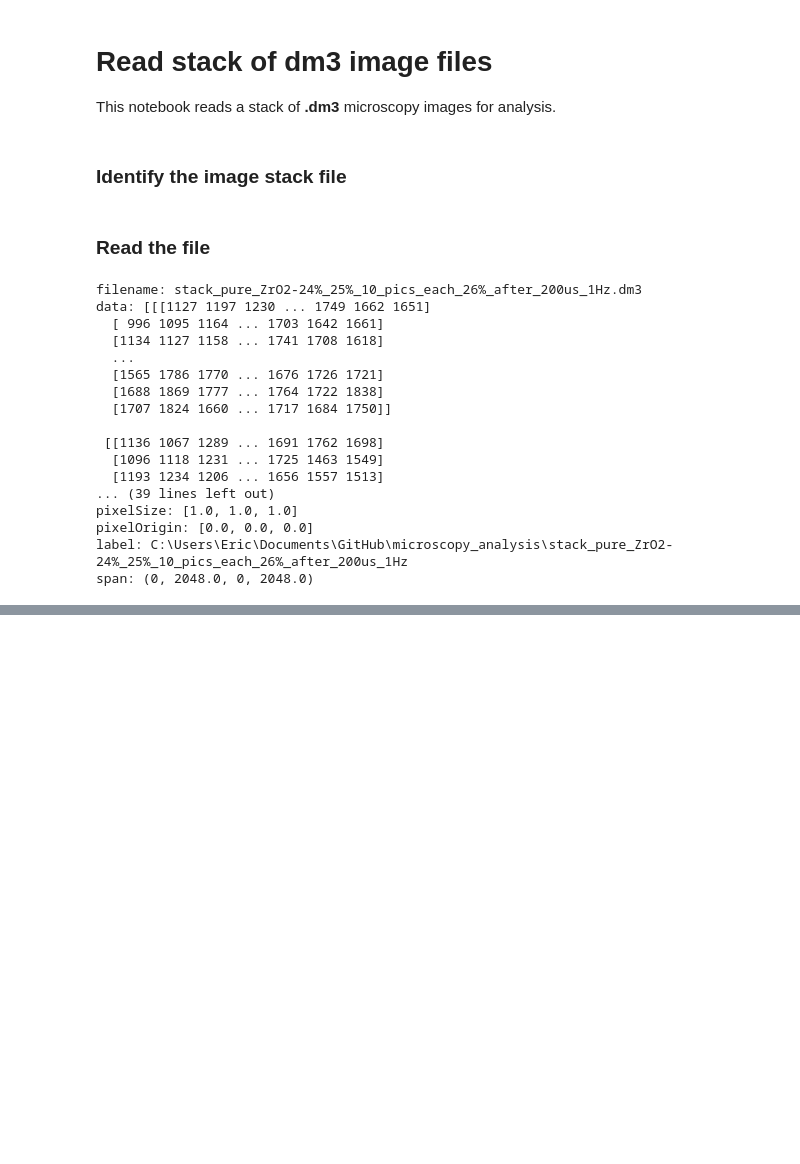
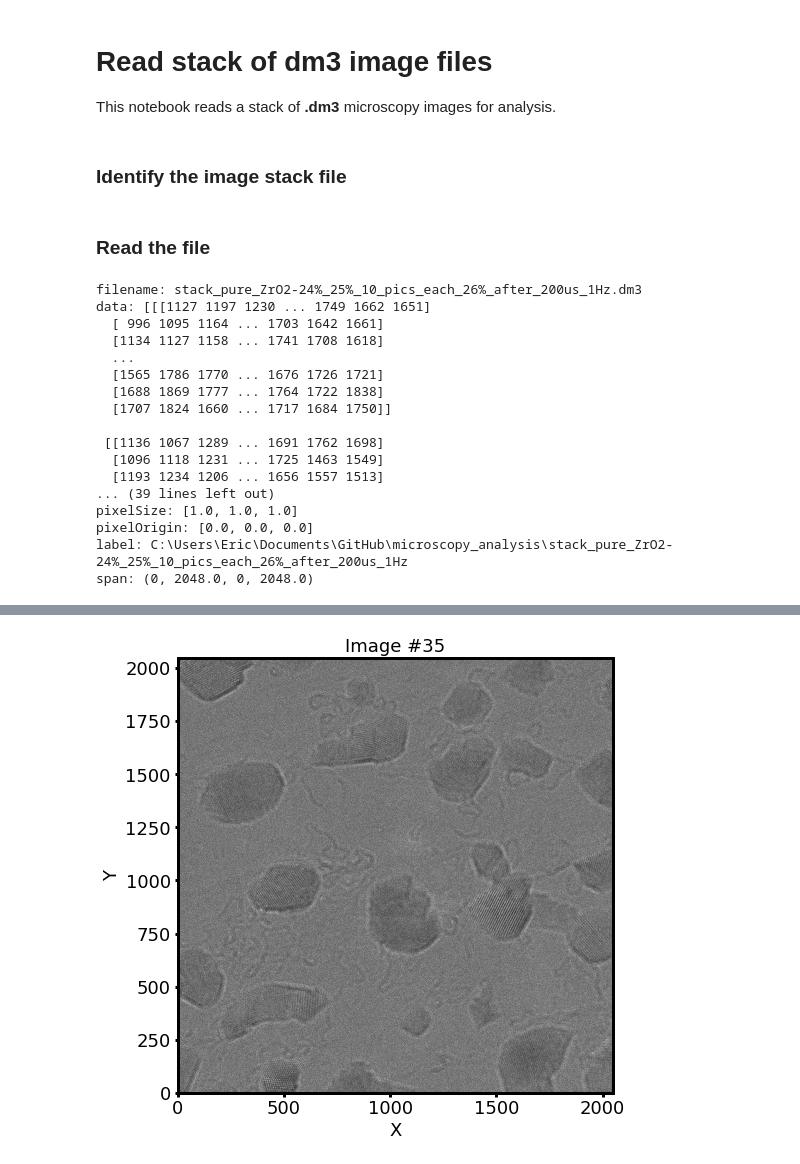
Before and after one commit to ericmuckley/microscopy_analysis, a Jupyter notebook: read_stack.ipynb, the cells around one changed output, grey strips where cells are left out. Cells and saved outputs as stored; diff of their text form; code cells hidden in the pictures; blank space fills up the shorter version.

```diff
--- a/read_stack.ipynb
+++ b/read_stack.ipynb
@@ -58,8 +55,0 @@ span: (0, 2048.0, 0, 2048.0)
-# %%
-for i in range(12, d['data'].shape[0], 12):
-    img = d['data'][i, :, :]
-    img = mm.norm_image(img)
-
-    plt.imshow(img, extent=d['span'], origin='lower', cmap='gray')
-    mm.plot_setup(title='Image #{}'.format(i))
-    plt.show()
@@ -225,0 +58,10 @@ new_img.shape
+# %%
+# set size in pixels of sliding window to sample and oversample
+samples = 15
+oversamples = 25
+
+# get index slices for sampled and oversampled windows
+img = d['data'][0,:,:]
+slices = mm.get_window_slices(img, samples, oversamples)
+print('Created {} sampling windows across {} pixel image'.format(
+    len(slices['s']), img.shape))
@@ -225,0 +72,64 @@ new_img.shape
+# %%
+def get_gradient_info(img):
+    """Get magnitude and phase of gradient of 2D image."""
+    grad_x, grad_y = np.abs(np.gradient(img))
+    grad_mag = np.mean(np.hypot(grad_x, grad_y))
+    grad_phase = np.mean(np.arctan(grad_y/grad_x))
+    return grad_mag, grad_phase
+
+def map_image(img, slices):
+    """Create maps of an image using a sliding window."""
+    layers = {
+        'gradient_mag': np.zeros_like(img),
+        'gradient_phase': np.zeros_like(img),
+    }
+
+    # loop over each sliding window
+    for w in range(len(slices['s'])):
+
+        # get oversampled window
+        osw = img[slices['os'][w]]
+
+        # get statistics of oversampled window
+        gradient_mag, gradient_phase = get_gradient_info(osw)
+
+        # get slice of sampled window
+        sw = slices['s'][w]
+
+        # save statistics of sampled image window
+        layers['gradient_mag'][sw] = gradient_mag
+        layers['gradient_phase'][sw] = gradient_phase
+
+    return layers
+
+
+# loop over specified images in the image stack
+for i in range(35, d['data'].shape[0], 12):
+
+    # selet the image and normalize its intensity from 0 to 1
+    img = d['data'][i, :, :]
+    img = mm.norm_image(img)
+
+
+    # create dictionary of calculated image layers to overlay on original image
+    layers = map_image(img, slices)
+
+    # plot the raw image
+    plt.imshow(img, extent=d['span'], origin='lower', cmap='gray')
+    mm.plot_setup(title='Image #{}'.format(i))
+    plt.show()
+
+
+    # plot magnitude of the local gradient
+    plt.imshow(img, extent=d['span'], origin='lower', cmap='gray')
+    plt.imshow(layers['gradient_mag'], origin='lower', cmap='jet', alpha=0.2)
+    mm.plot_setup(title='Image #{} gradient magnitude'.format(i))
+    plt.show()
+
+    # plot the local gradient angle
+    plt.imshow(img, extent=d['span'], origin='lower', cmap='gray')
+    plt.imshow(layers['gradient_phase'], origin='lower', cmap='jet', alpha=0.2)
+    mm.plot_setup(title='Image #{} gradient phase'.format(i))
+    plt.show()
+# %% [output]
+[figure, added]
```
Also changed, not shown: parts of 15 cells of this notebook, 2 other files.
